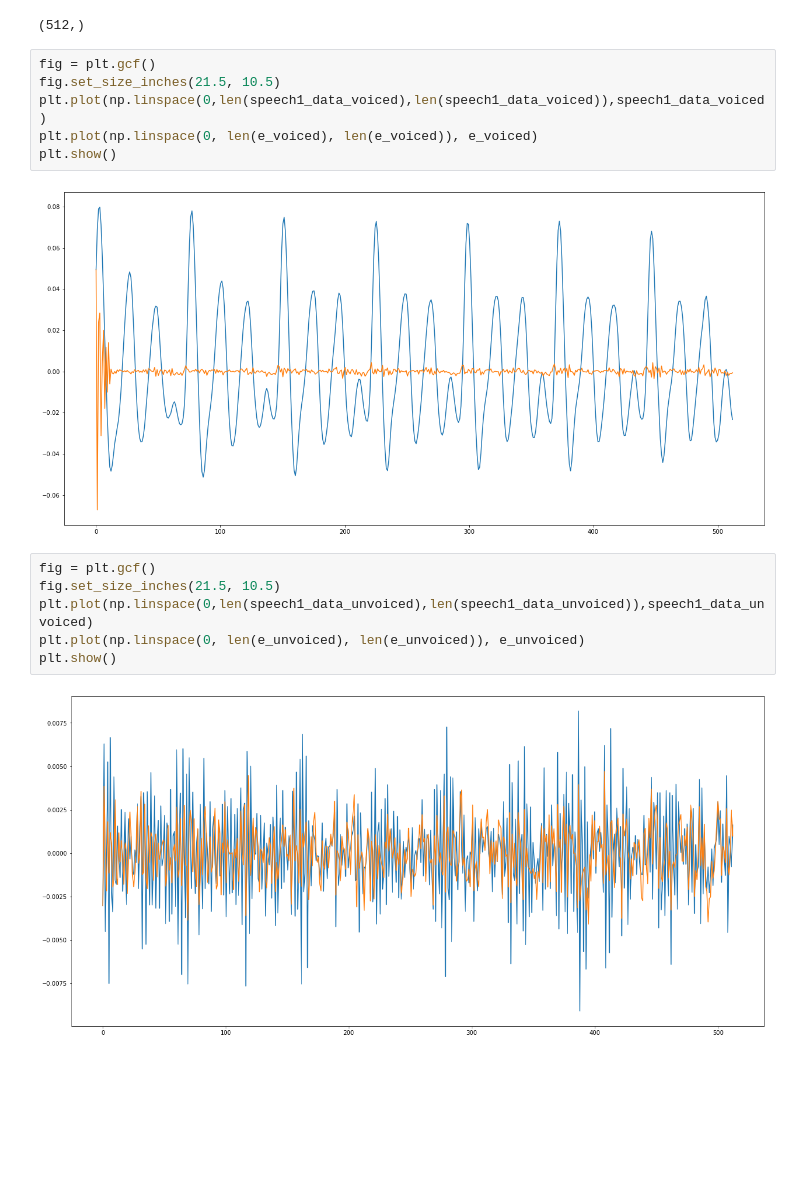
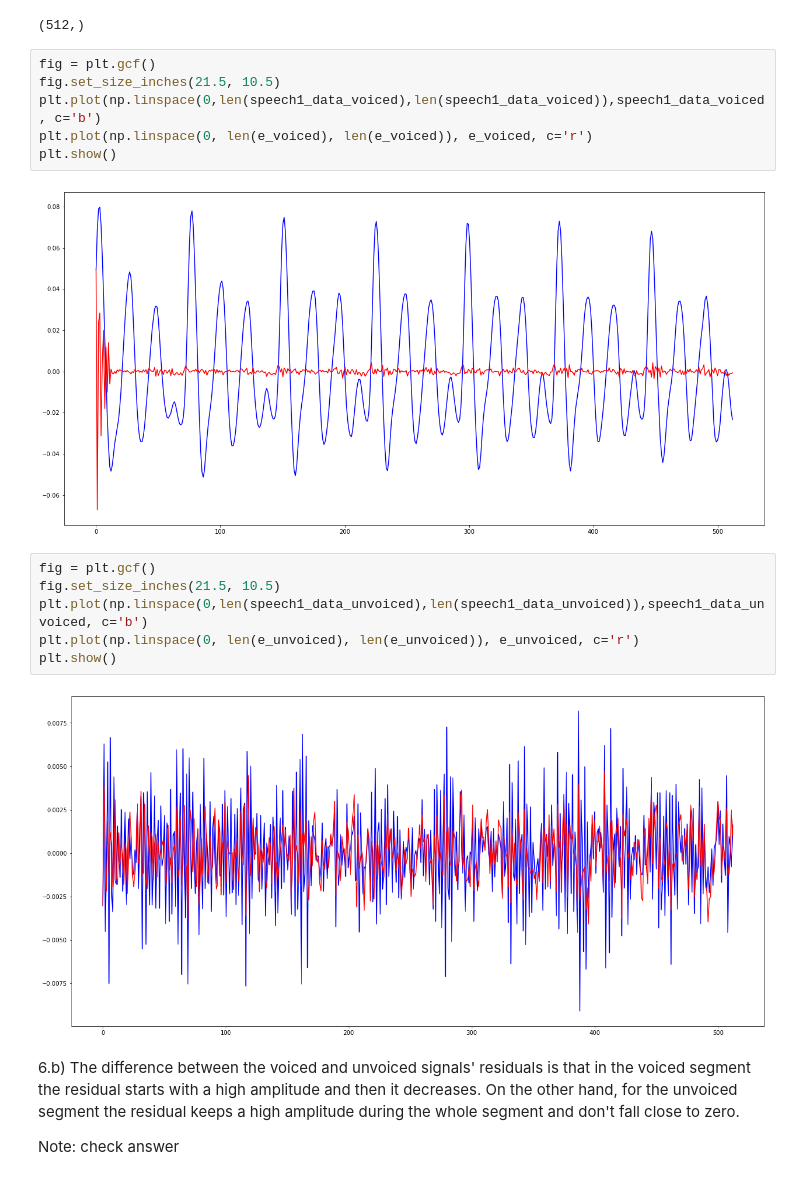
Before and after one commit to angelonti/uhh_ssp_summer2023, a Jupyter notebook: exercise3/exercise3.ipynb, the cells around one changed output. Saved outputs shown, nothing was run; the diff lists cells and outputs as text; blank space fills up the shorter version.

```diff
--- a/exercise3/exercise3.ipynb
+++ b/exercise3/exercise3.ipynb
@@ -246,16 +242,20 @@ e_unvoiced.shape
 # %%
 fig = plt.gcf()
 fig.set_size_inches(21.5, 10.5)
-plt.plot(np.linspace(0,len(speech1_data_voiced),len(speech1_data_voiced)),speech1_data_voiced)
-plt.plot(np.linspace(0, len(e_voiced), len(e_voiced)), e_voiced)
+plt.plot(np.linspace(0,len(speech1_data_voiced),len(speech1_data_voiced)),speech1_data_voiced, c='b')
+plt.plot(np.linspace(0, len(e_voiced), len(e_voiced)), e_voiced, c='r')
 plt.show()
 # %% [output]
-[figure, old version]
+[figure, new version]
 # %%
 fig = plt.gcf()
 fig.set_size_inches(21.5, 10.5)
-plt.plot(np.linspace(0,len(speech1_data_unvoiced),len(speech1_data_unvoiced)),speech1_data_unvoiced)
-plt.plot(np.linspace(0, len(e_unvoiced), len(e_unvoiced)), e_unvoiced)
+plt.plot(np.linspace(0,len(speech1_data_unvoiced),len(speech1_data_unvoiced)),speech1_data_unvoiced, c='b')
+plt.plot(np.linspace(0, len(e_unvoiced), len(e_unvoiced)), e_unvoiced, c='r')
 plt.show()
 # %% [output]
-[figure, old version]
+[figure, new version]
+# %% [markdown]
+6.b) The difference between the voiced and unvoiced signals' residuals is that in the voiced segment the residual starts with a high amplitude and then it decreases. On the other hand, for the unvoiced segment the residual keeps a high amplitude during the whole segment and don't fall close to zero.
+
+Note: check answer
```
Also changed, not shown: parts of 21 cells of this notebook.
